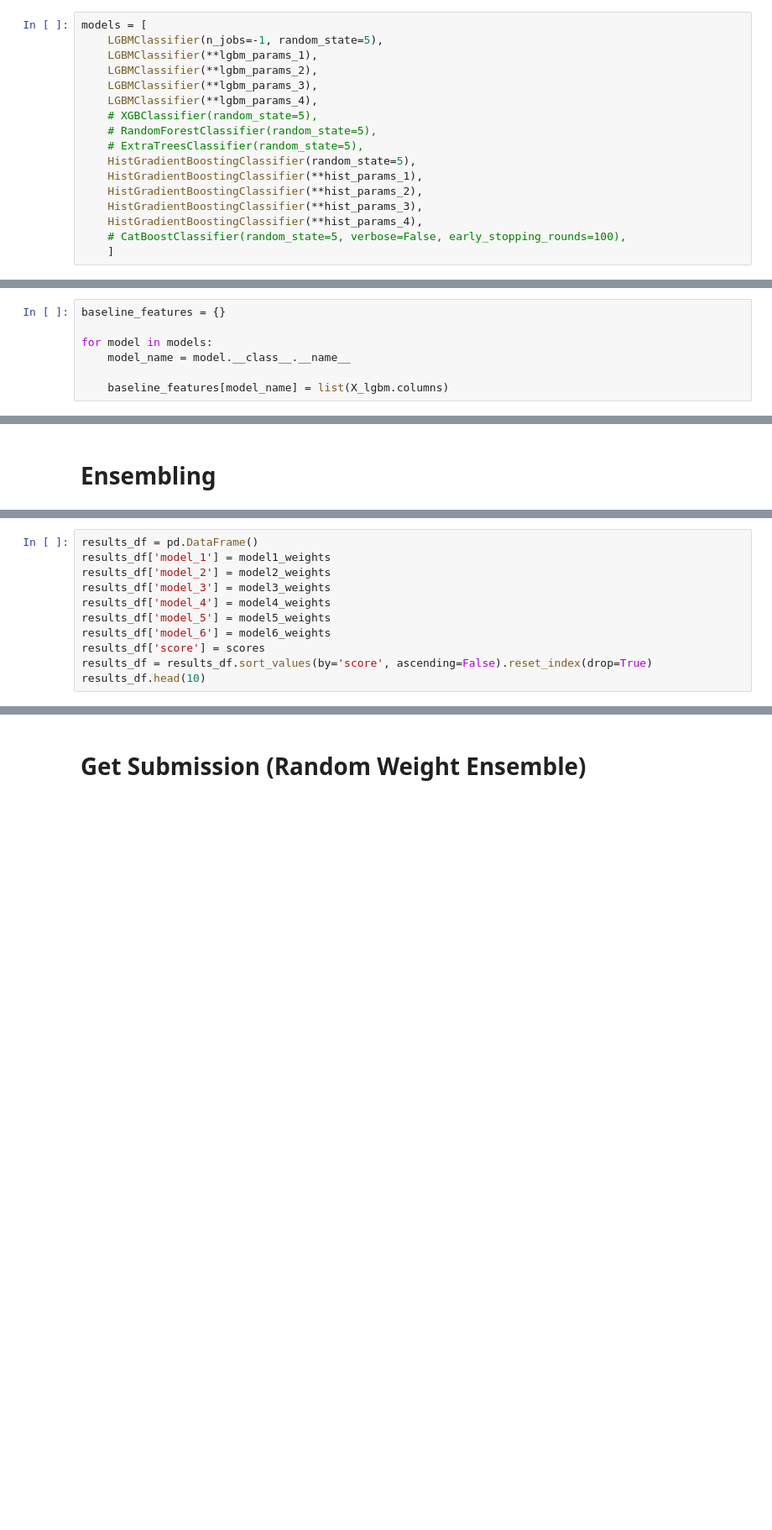
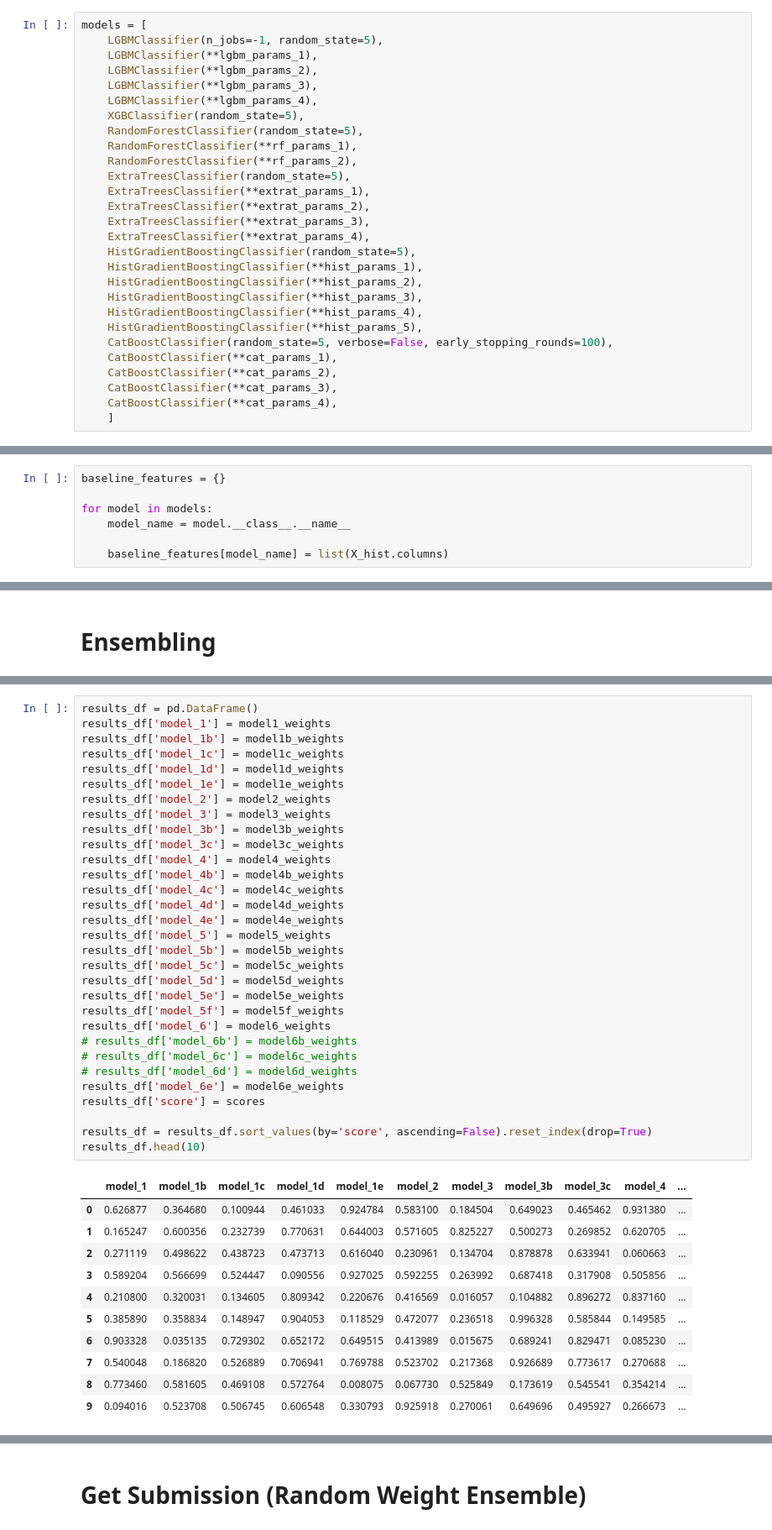
Before and after one commit to hardboyvino/kaggle_competition, a Jupyter notebook: playground_4.3/models.ipynb, the cells around one changed output, grey strips where cells are left out. Shown at 84% size. Cells and saved outputs as stored; diff of their text form; blank space fills up the shorter version.

Commit message:
Random weights and other hyper tuning

```diff
--- a/playground_4.3/models.ipynb
+++ b/playground_4.3/models.ipynb
@@ -199,15 +259,26 @@ models = [
     LGBMClassifier(**lgbm_params_2),
     LGBMClassifier(**lgbm_params_3),
     LGBMClassifier(**lgbm_params_4),
-    # XGBClassifier(random_state=5),
-    # RandomForestClassifier(random_state=5),
-    # ExtraTreesClassifier(random_state=5),
+    XGBClassifier(random_state=5),
+    RandomForestClassifier(random_state=5),
+    RandomForestClassifier(**rf_params_1),
+    RandomForestClassifier(**rf_params_2),
+    ExtraTreesClassifier(random_state=5),
+    ExtraTreesClassifier(**extrat_params_1),
+    ExtraTreesClassifier(**extrat_params_2),
+    ExtraTreesClassifier(**extrat_params_3),
+    ExtraTreesClassifier(**extrat_params_4),
     HistGradientBoostingClassifier(random_state=5),
     HistGradientBoostingClassifier(**hist_params_1),
     HistGradientBoostingClassifier(**hist_params_2),
     HistGradientBoostingClassifier(**hist_params_3),
     HistGradientBoostingClassifier(**hist_params_4),
-    # CatBoostClassifier(random_state=5, verbose=False, early_stopping_rounds=100),
+    HistGradientBoostingClassifier(**hist_params_5),
+    CatBoostClassifier(random_state=5, verbose=False, early_stopping_rounds=100),
+    CatBoostClassifier(**cat_params_1),
+    CatBoostClassifier(**cat_params_2),
+    CatBoostClassifier(**cat_params_3),
+    CatBoostClassifier(**cat_params_4),
     ]
 # %%
 def evaluate_models_roc(models, X, y, important_features, cv_split, experiment_name):
@@ -279,7 +350,7 @@ baseline_features = {}
 for model in models:
     model_name = model.__class__.__name__
 
-    baseline_features[model_name] = list(X_lgbm.columns)
+    baseline_features[model_name] = list(X_hist.columns)
 # %%
 %%time
 
@@ -909,11 +1422,43 @@ for i in tqdm(range(20000)):
 # %%
 results_df = pd.DataFrame()
 results_df['model_1'] = model1_weights
+results_df['model_1b'] = model1b_weights
+results_df['model_1c'] = model1c_weights
+results_df['model_1d'] = model1d_weights
+results_df['model_1e'] = model1e_weights
 results_df['model_2'] = model2_weights
 results_df['model_3'] = model3_weights
+results_df['model_3b'] = model3b_weights
+results_df['model_3c'] = model3c_weights
 results_df['model_4'] = model4_weights
+results_df['model_4b'] = model4b_weights
+results_df['model_4c'] = model4c_weights
+results_df['model_4d'] = model4d_weights
+results_df['model_4e'] = model4e_weights
 results_df['model_5'] = model5_weights
+results_df['model_5b'] = model5b_weights
+results_df['model_5c'] = model5c_weights
+results_df['model_5d'] = model5d_weights
+results_df['model_5e'] = model5e_weights
+results_df['model_5f'] = model5f_weights
 results_df['model_6'] = model6_weights
+# results_df['model_6b'] = model6b_weights
+# results_df['model_6c'] = model6c_weights
+# results_df['model_6d'] = model6d_weights
+results_df['model_6e'] = model6e_weights
 results_df['score'] = scores
+
 results_df = results_df.sort_values(by='score', ascending=False).reset_index(drop=True)
 results_df.head(10)
+# %% [output]
+|  | model_1 | model_1b | model_1c | model_1d | model_1e | model_2 | model_3 | model_3b | model_3c | model_4 | ... |
+| 0 | 0.626877 | 0.364680 | 0.100944 | 0.461033 | 0.924784 | 0.583100 | 0.184504 | 0.649023 | 0.465462 | 0.931380 | ... |
+| 1 | 0.165247 | 0.600356 | 0.232739 | 0.770631 | 0.644003 | 0.571605 | 0.825227 | 0.500273 | 0.269852 | 0.620705 | ... |
+| 2 | 0.271119 | 0.498622 | 0.438723 | 0.473713 | 0.616040 | 0.230961 | 0.134704 | 0.878878 | 0.633941 | 0.060663 | ... |
+| 3 | 0.589204 | 0.566699 | 0.524447 | 0.090556 | 0.927025 | 0.592255 | 0.263992 | 0.687418 | 0.317908 | 0.505856 | ... |
+| 4 | 0.210800 | 0.320031 | 0.134605 | 0.809342 | 0.220676 | 0.416569 | 0.016057 | 0.104882 | 0.896272 | 0.837160 | ... |
+| 5 | 0.385890 | 0.358834 | 0.148947 | 0.904053 | 0.118529 | 0.472077 | 0.236518 | 0.996328 | 0.585844 | 0.149585 | ... |
+| 6 | 0.903328 | 0.035135 | 0.729302 | 0.652172 | 0.649515 | 0.413989 | 0.015675 | 0.689241 | 0.829471 | 0.085230 | ... |
+| 7 | 0.540048 | 0.186820 | 0.526889 | 0.706941 | 0.769788 | 0.523702 | 0.217368 | 0.926689 | 0.773617 | 0.270688 | ... |
+| 8 | 0.773460 | 0.581605 | 0.469108 | 0.572764 | 0.008075 | 0.067730 | 0.525849 | 0.173619 | 0.545541 | 0.354214 | ... |
+| 9 | 0.094016 | 0.523708 | 0.506745 | 0.606548 | 0.330793 | 0.925918 | 0.270061 | 0.649696 | 0.495927 | 0.266673 | ... |
```
Also changed, not shown: parts of 30 cells of this notebook.
